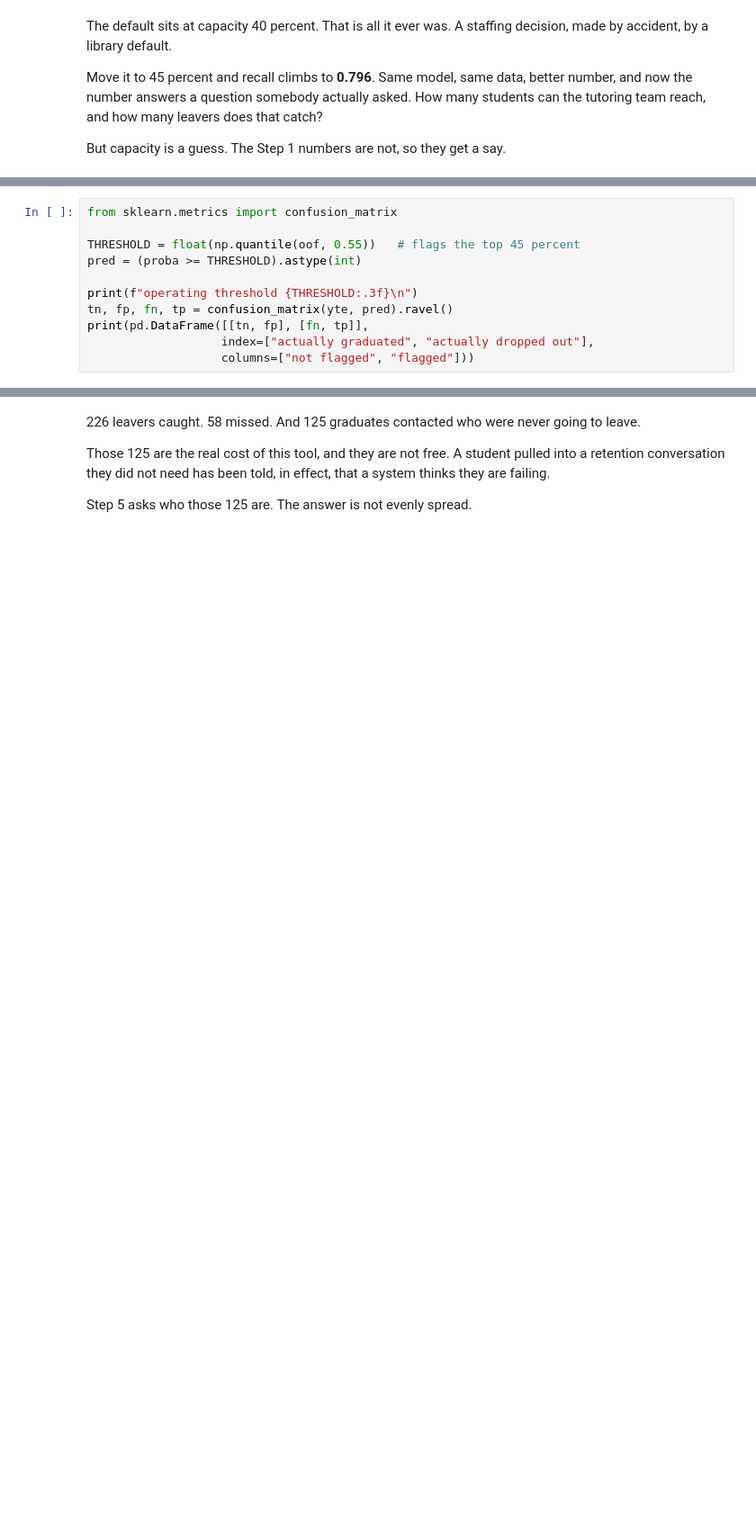
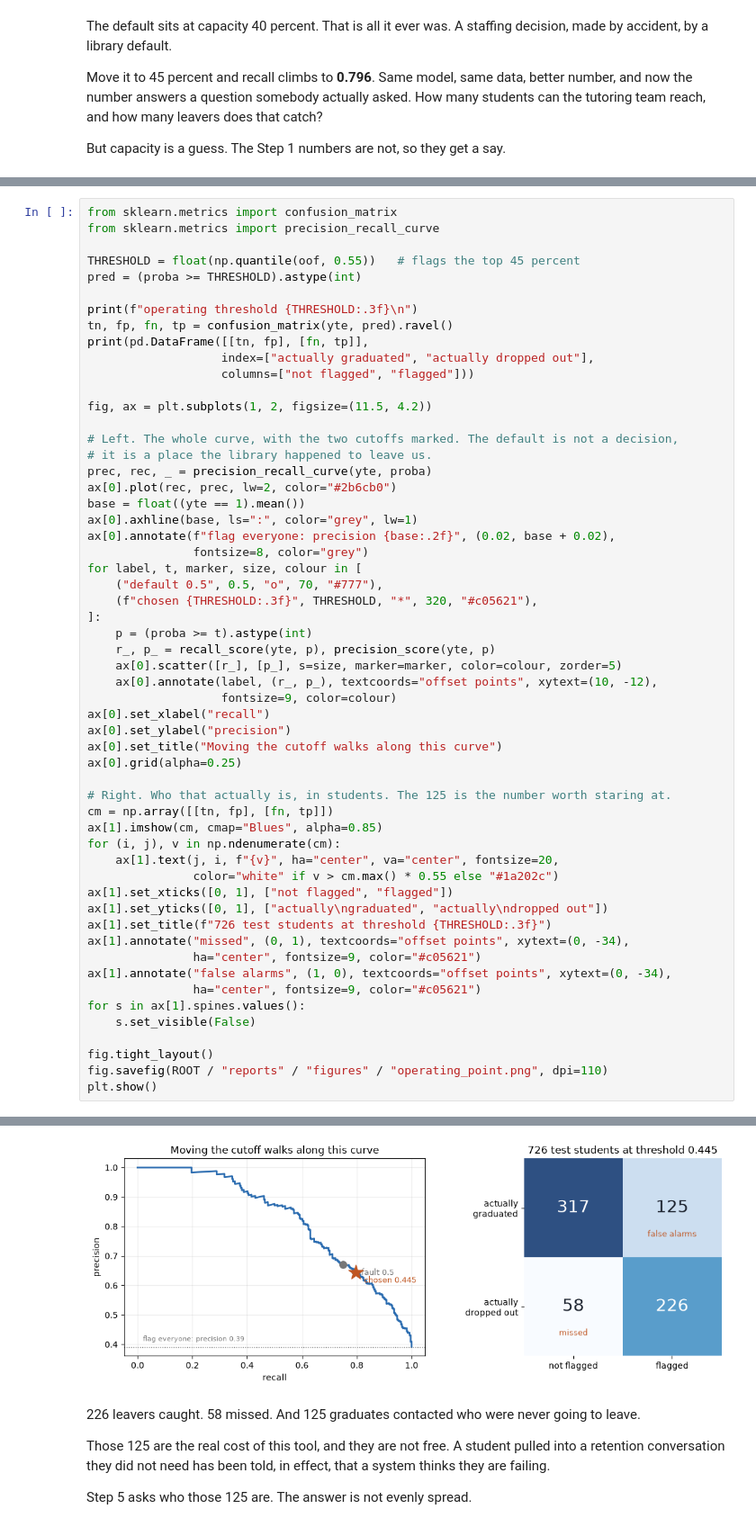
Before and after one commit to jeryldev/pgdaiml-capstone, a Jupyter notebook: notebooks/04_modeling.ipynb, the cells around one changed output, grey strips where cells are left out. Shown at 90% size. Saved outputs shown, nothing was run; the diff lists cells and outputs as text; blank space fills up the shorter version.

```diff
--- a/notebooks/04_modeling.ipynb
+++ b/notebooks/04_modeling.ipynb
@@ -289,20 +356,66 @@ A cutoff is still needed, to audit fairness in Step 5 and to report a single hon
 # %%
 from sklearn.metrics import confusion_matrix
+from sklearn.metrics import precision_recall_curve
 
 THRESHOLD = float(np.quantile(oof, 0.55))   # flags the top 45 percent
 pred = (proba >= THRESHOLD).astype(int)
 
 print(f"operating threshold {THRESHOLD:.3f}\n")
 tn, fp, fn, tp = confusion_matrix(yte, pred).ravel()
 print(pd.DataFrame([[tn, fp], [fn, tp]],
                    index=["actually graduated", "actually dropped out"],
                    columns=["not flagged", "flagged"]))
+
+fig, ax = plt.subplots(1, 2, figsize=(11.5, 4.2))
+
+# Left. The whole curve, with the two cutoffs marked. The default is not a decision,
+# it is a place the library happened to leave us.
+prec, rec, _ = precision_recall_curve(yte, proba)
+ax[0].plot(rec, prec, lw=2, color="#2b6cb0")
+base = float((yte == 1).mean())
+ax[0].axhline(base, ls=":", color="grey", lw=1)
+ax[0].annotate(f"flag everyone: precision {base:.2f}", (0.02, base + 0.02),
+               fontsize=8, color="grey")
+for label, t, marker, size, colour in [
+    ("default 0.5", 0.5, "o", 70, "#777"),
+    (f"chosen {THRESHOLD:.3f}", THRESHOLD, "*", 320, "#c05621"),
+]:
+    p = (proba >= t).astype(int)
+    r_, p_ = recall_score(yte, p), precision_score(yte, p)
+    ax[0].scatter([r_], [p_], s=size, marker=marker, color=colour, zorder=5)
+    ax[0].annotate(label, (r_, p_), textcoords="offset points", xytext=(10, -12),
+                   fontsize=9, color=colour)
+ax[0].set_xlabel("recall")
+ax[0].set_ylabel("precision")
+ax[0].set_title("Moving the cutoff walks along this curve")
+ax[0].grid(alpha=0.25)
+
+# Right. Who that actually is, in students. The 125 is the number worth staring at.
+cm = np.array([[tn, fp], [fn, tp]])
+ax[1].imshow(cm, cmap="Blues", alpha=0.85)
+for (i, j), v in np.ndenumerate(cm):
+    ax[1].text(j, i, f"{v}", ha="center", va="center", fontsize=20,
+               color="white" if v > cm.max() * 0.55 else "#1a202c")
+ax[1].set_xticks([0, 1], ["not flagged", "flagged"])
+ax[1].set_yticks([0, 1], ["actually\ngraduated", "actually\ndropped out"])
+ax[1].set_title(f"726 test students at threshold {THRESHOLD:.3f}")
+ax[1].annotate("missed", (0, 1), textcoords="offset points", xytext=(0, -34),
+               ha="center", fontsize=9, color="#c05621")
+ax[1].annotate("false alarms", (1, 0), textcoords="offset points", xytext=(0, -34),
+               ha="center", fontsize=9, color="#c05621")
+for s in ax[1].spines.values():
+    s.set_visible(False)
+
+fig.tight_layout()
+fig.savefig(ROOT / "reports" / "figures" / "operating_point.png", dpi=110)
+plt.show()
 # %% [output]
 operating threshold 0.445
 
                       not flagged  flagged
 actually graduated            317      125
 actually dropped out           58      226
+[figure, added]
 # %% [markdown]
 226 leavers caught. 58 missed. And 125 graduates contacted who were never going to leave.
 
```
Also changed, not shown: parts of 7 cells of this notebook, 10 other files.
